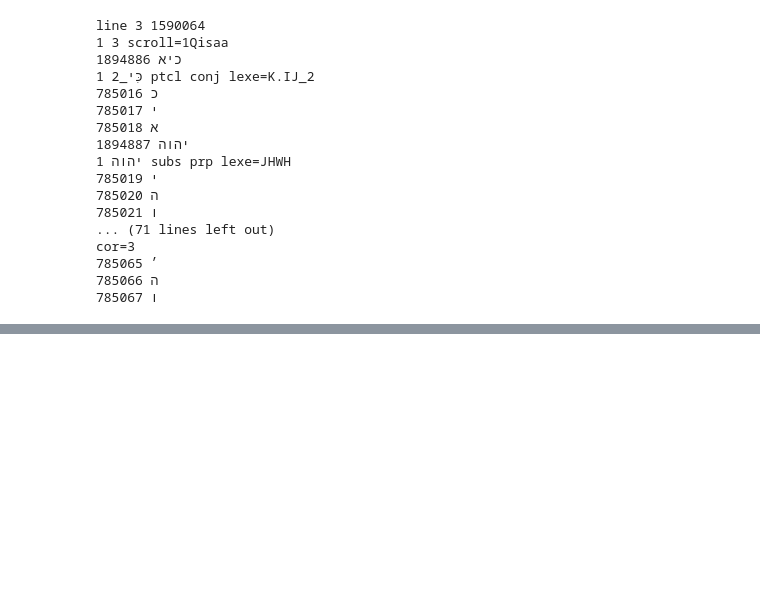
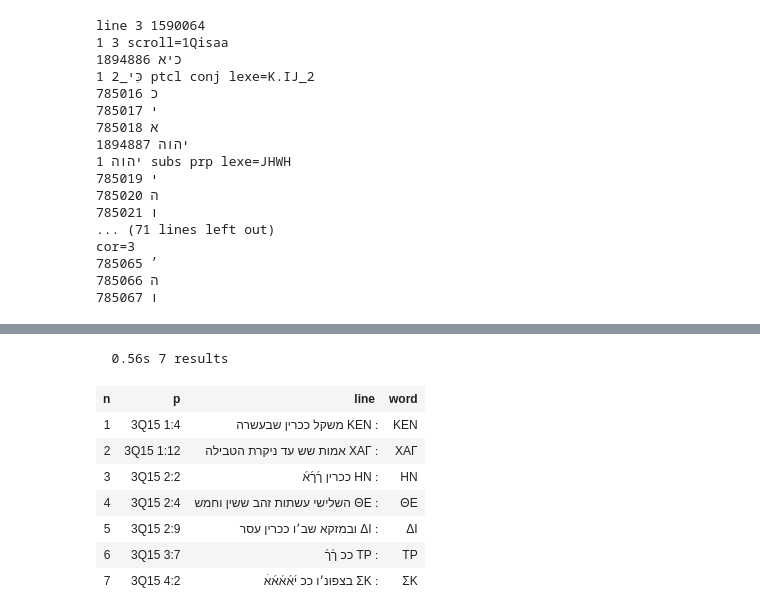
Before and after one commit to oliverglanz/Text-Fabric, a Jupyter notebook: profNBs/0000_ETCBC-TF_DSS_0000_start_o.glanz.ipynb, the cells around one changed output, grey strips where cells are left out. Saved outputs shown, nothing was run; the diff lists cells and outputs as text; code cells hidden in the pictures; blank space fills up the shorter version.

```diff
--- a/profNBs/0000_ETCBC-TF_DSS_0000_start_o.glanz.ipynb
+++ b/profNBs/0000_ETCBC-TF_DSS_0000_start_o.glanz.ipynb
@@ -359,0 +592,17 @@ A.table(Bible3, start=1, end=25, condensed=True, fmt='layout-orig-full')
+# %%
+GreekMaterials = '''
+scroll
+  word lang=g
+'''
+GreekMaterials  = A.search(GreekMaterials)
+A.table(GreekMaterials, start=1, end=7, condensed=True, fmt='layout-orig-full')
+# %% [output]
+  0.56s 7 results
+| n | p | line | word |
+| 1 | 3Q15 1:4 | משקל ככרין שבעשרה ΚΕΝ ׃ | ΚΕΝ |
+| 2 | 3Q15 1:12 | אמות שש עד ניקרת הטבילה ΧΑΓ ׃ | ΧΑΓ |
+| 3 | 3Q15 2:2 | ככרין ך֜ך֜א֜ ΗΝ ׃ | ΗΝ |
+| 4 | 3Q15 2:4 | השלישי עשתות זהב ששין וחמש ΘΕ ׃ | ΘΕ |
+| 5 | 3Q15 2:9 | ובמזקא שב׳ו ככרין עסר ΔΙ ׃ | ΔΙ |
+| 6 | 3Q15 3:7 | ככ ך֜ך֜ ΤΡ ׃ | ΤΡ |
+| 7 | 3Q15 4:2 | בצפונ׳ו ככ י֜א֜א֜א֜אׄ ΣΚ ׃ | ΣΚ |
```
Also changed, not shown: parts of 67 cells of this notebook.
